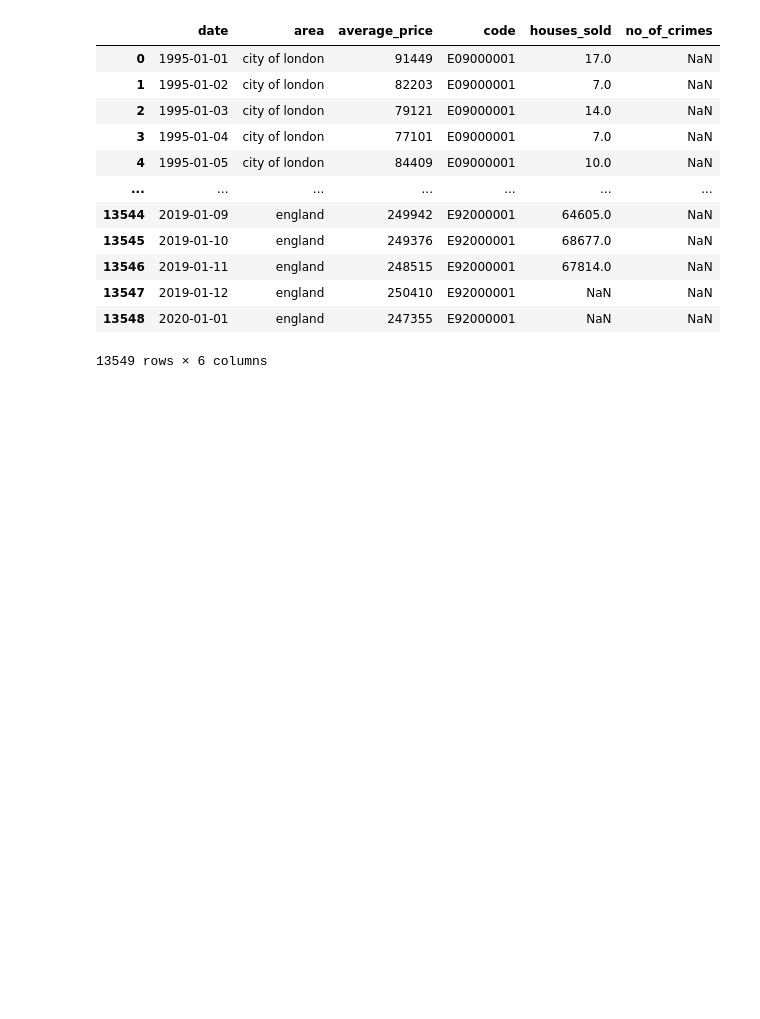
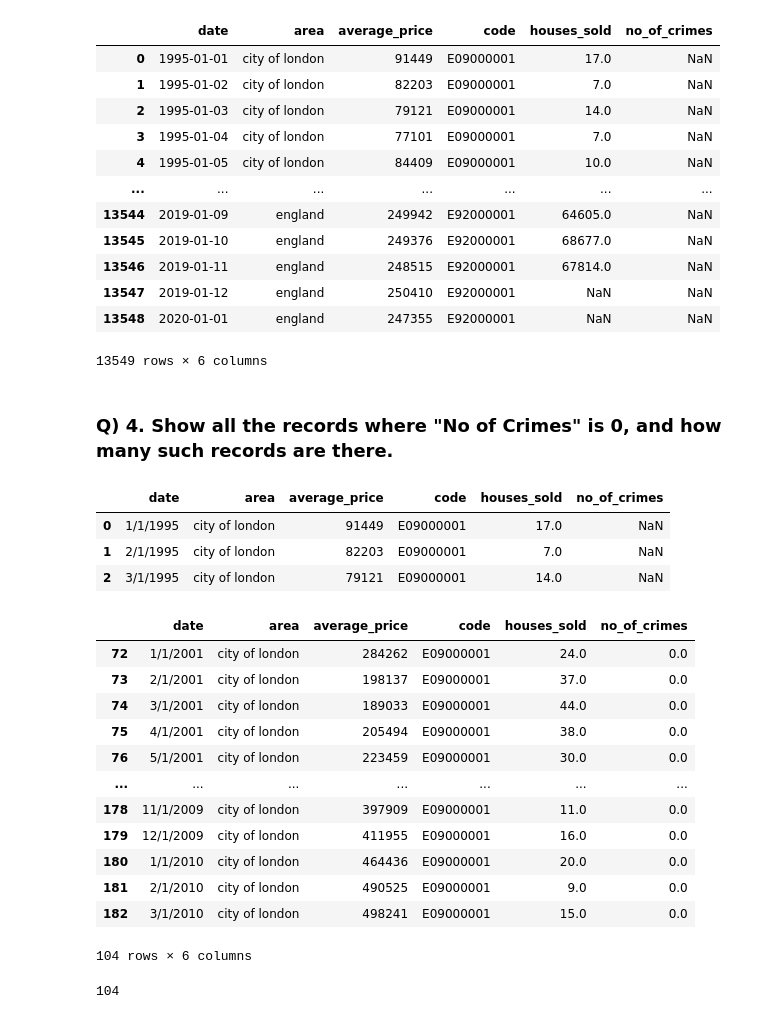
Before and after one commit to abdullahkhan-10/Python-Complete-Course, a Jupyter notebook: Python Projects/Begineer Projects/5_london_housing_data.ipynb, the cells around one changed output. Drawn from its saved outputs; the diff is of its cells as text; code cells hidden in the pictures; blank space fills up the shorter version.

Commit message:
show records where No of Crimes is zero using len() function

```diff
--- a/Python Projects/Begineer Projects/5_london_housing_data.ipynb
+++ b/Python Projects/Begineer Projects/5_london_housing_data.ipynb
@@ -169,3 +169,40 @@ housing_data
 | 13547 | 2019-01-12 | england | 250410 | E92000001 | NaN | NaN |
 | 13548 | 2020-01-01 | england | 247355 | E92000001 | NaN | NaN |
 13549 rows × 6 columns
+# %% [markdown]
+### Q) 4. Show all the records where "No of Crimes" is 0, and how many such records are there.
+# %%
+import pandas as pd
+
+housing_data = pd.read_csv("5_London_Housing_data.csv")
+# %%
+housing_data.head(3)
+# %% [output]
+|  | date | area | average_price | code | houses_sold | no_of_crimes |
+| 0 | 1/1/1995 | city of london | 91449 | E09000001 | 17.0 | NaN |
+| 1 | 2/1/1995 | city of london | 82203 | E09000001 | 7.0 | NaN |
+| 2 | 3/1/1995 | city of london | 79121 | E09000001 | 14.0 | NaN |
+# %%
+# Show all the records where "No of Crimes" is zero.
+
+housing_data[housing_data["no_of_crimes"] == 0]
+# %% [output]
+|  | date | area | average_price | code | houses_sold | no_of_crimes |
+| 72 | 1/1/2001 | city of london | 284262 | E09000001 | 24.0 | 0.0 |
+| 73 | 2/1/2001 | city of london | 198137 | E09000001 | 37.0 | 0.0 |
+| 74 | 3/1/2001 | city of london | 189033 | E09000001 | 44.0 | 0.0 |
+| 75 | 4/1/2001 | city of london | 205494 | E09000001 | 38.0 | 0.0 |
+| 76 | 5/1/2001 | city of london | 223459 | E09000001 | 30.0 | 0.0 |
+| ... | ... | ... | ... | ... | ... | ... |
+| 178 | 11/1/2009 | city of london | 397909 | E09000001 | 11.0 | 0.0 |
+| 179 | 12/1/2009 | city of london | 411955 | E09000001 | 16.0 | 0.0 |
+| 180 | 1/1/2010 | city of london | 464436 | E09000001 | 20.0 | 0.0 |
+| 181 | 2/1/2010 | city of london | 490525 | E09000001 | 9.0 | 0.0 |
+| 182 | 3/1/2010 | city of london | 498241 | E09000001 | 15.0 | 0.0 |
+104 rows × 6 columns
+# %%
+# To show how many such records are there we will use len() function.
+
+len(housing_data[housing_data["no_of_crimes"] == 0])
+# %% [output]
+104
```
